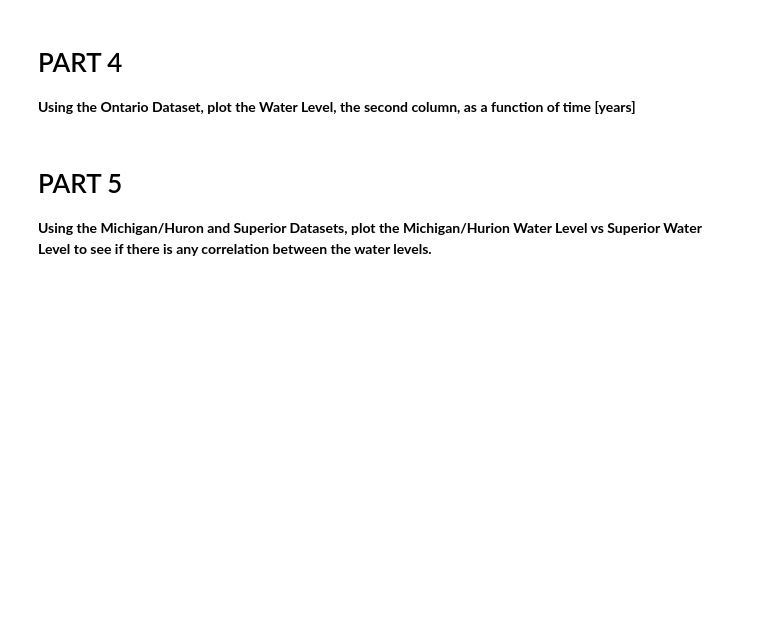
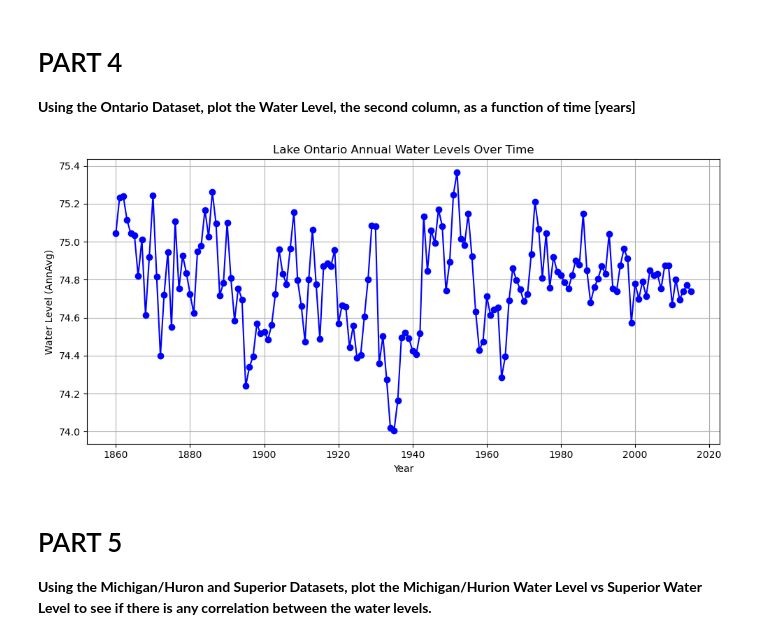
Before and after one commit to Joseph-M-Cook/CMSE202_Git_Started, a Jupyter notebook: Great_Lakes_and_Grand_River.ipynb, the cells around one changed output. Saved outputs shown, nothing was run; the diff lists cells and outputs as text; code cells hidden in the pictures; blank space fills up the shorter version.

```diff
--- a/Great_Lakes_and_Grand_River.ipynb
+++ b/Great_Lakes_and_Grand_River.ipynb
@@ -68,3 +79,18 @@ plt.show()
+# %%
+ontario_data = pd.read_csv('data/ont.csv')
+
+ontario_data['Year'] = ontario_data['Lake Ontario annual averages'].astype(int)
+ontario_data['Water Level'] = ontario_data['AnnAvg']
+plt.figure(figsize=(10, 5))
+plt.plot(ontario_data['Year'], ontario_data['Water Level'], marker='o', linestyle='-', color='b')
+plt.title('Lake Ontario Annual Water Levels Over Time')
+plt.xlabel('Year')
+plt.ylabel('Water Level (AnnAvg)')
+plt.grid(True)
+plt.tight_layout()
+plt.show()
+# %% [output]
+[figure, added]
 # %% [markdown]
 # PART 5
 
```
Also changed, not shown: parts of 3 cells of this notebook.
